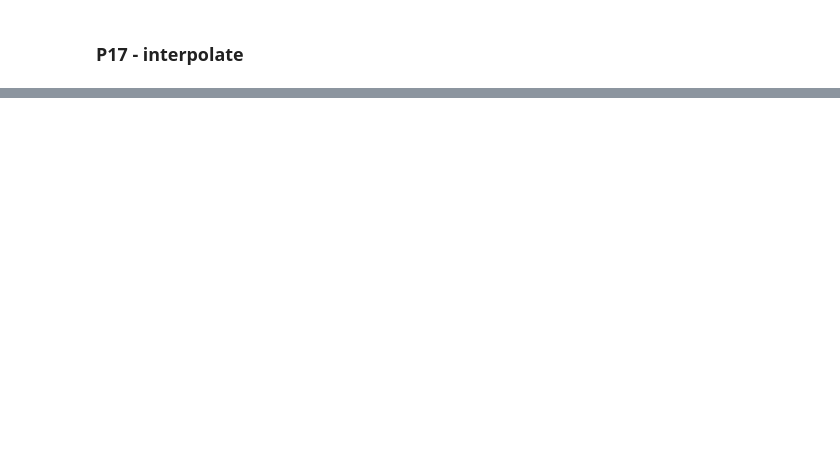
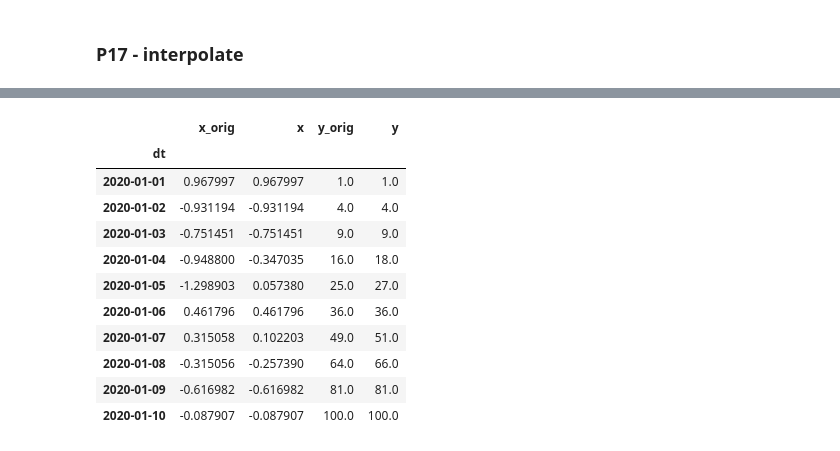
Before and after one commit to amin-torabi/learndataa, a Jupyter notebook: ds_beginner/pandas.ipynb, the cells around one changed output, grey strips where cells are left out. Saved outputs shown, nothing was run; the diff lists cells and outputs as text; code cells hidden in the pictures; blank space fills up the shorter version.

```diff
--- a/ds_beginner/pandas.ipynb
+++ b/ds_beginner/pandas.ipynb
@@ -1264,0 +1337,17 @@ df2.fillna(method='pad', limit=1)
+# %%
+# interpolate, by default it is using linear
+
+dft.interpolate(method='time')
+# %% [output]
+|  | x_orig | x | y_orig | y |
+| dt |  |  |  |  |
+| 2020-01-01 | 0.967997 | 0.967997 | 1.0 | 1.0 |
+| 2020-01-02 | -0.931194 | -0.931194 | 4.0 | 4.0 |
+| 2020-01-03 | -0.751451 | -0.751451 | 9.0 | 9.0 |
+| 2020-01-04 | -0.948800 | -0.347035 | 16.0 | 18.0 |
+| 2020-01-05 | -1.298903 | 0.057380 | 25.0 | 27.0 |
+| 2020-01-06 | 0.461796 | 0.461796 | 36.0 | 36.0 |
+| 2020-01-07 | 0.315058 | 0.102203 | 49.0 | 51.0 |
+| 2020-01-08 | -0.315056 | -0.257390 | 64.0 | 66.0 |
+| 2020-01-09 | -0.616982 | -0.616982 | 81.0 | 81.0 |
+| 2020-01-10 | -0.087907 | -0.087907 | 100.0 | 100.0 |
```
Also changed, not shown: parts of 17 cells of this notebook.
